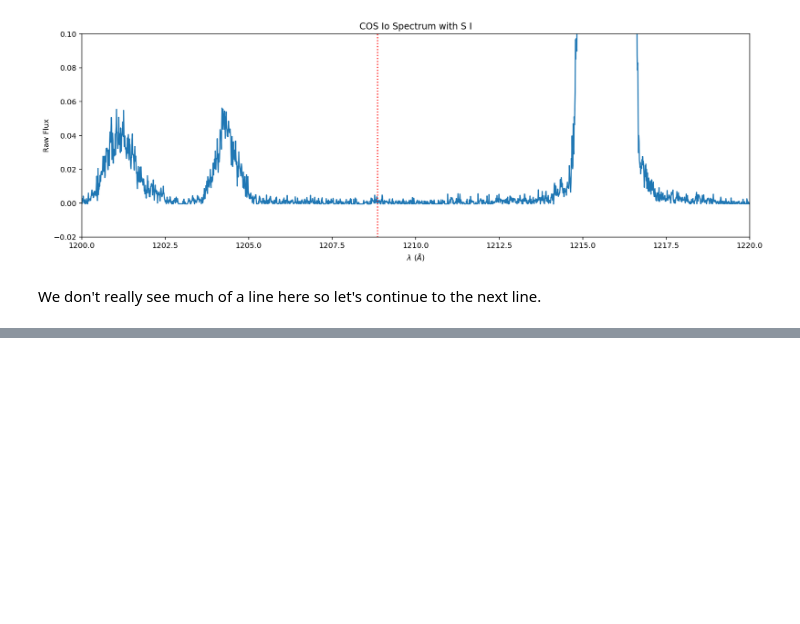
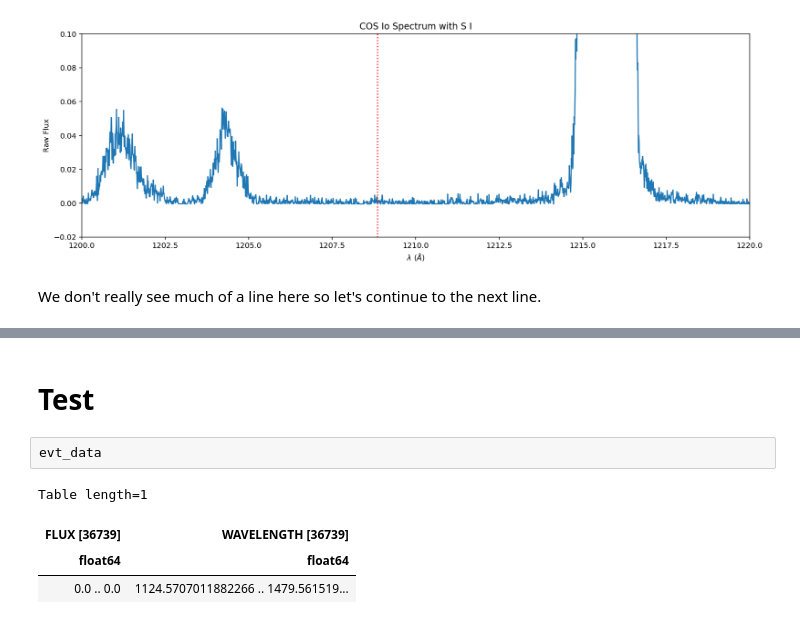
Before and after one commit to 18ganesha/io_brightness, a Jupyter notebook: notebooks/02_Gaussian_fitting_for_S_I.ipynb, the cells around one changed output, grey strips where cells are left out. Cells and saved outputs as stored; diff of their text form; blank space fills up the shorter version.

```diff
--- a/notebooks/02_Gaussian_fitting_for_S_I.ipynb
+++ b/notebooks/02_Gaussian_fitting_for_S_I.ipynb
@@ -63,0 +114,9 @@ plt.ylim(-0.005,0.02)
+# %% [markdown]
+# Test
+# %%
+evt_data
+# %% [output]
+Table length=1
+| FLUX [36739] | WAVELENGTH [36739] |
+| float64 | float64 |
+| 0.0 .. 0.0 | 1124.5707011882266 .. 1479.561519... |
```
Also changed, not shown: parts of 19 cells of this notebook.
